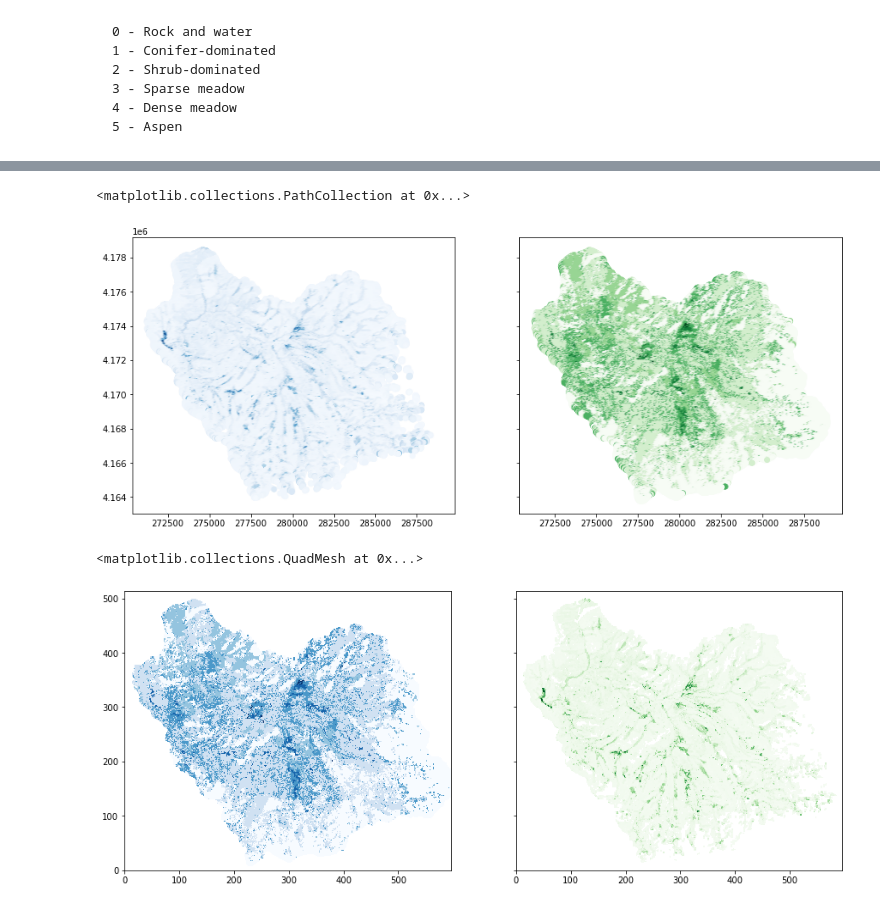
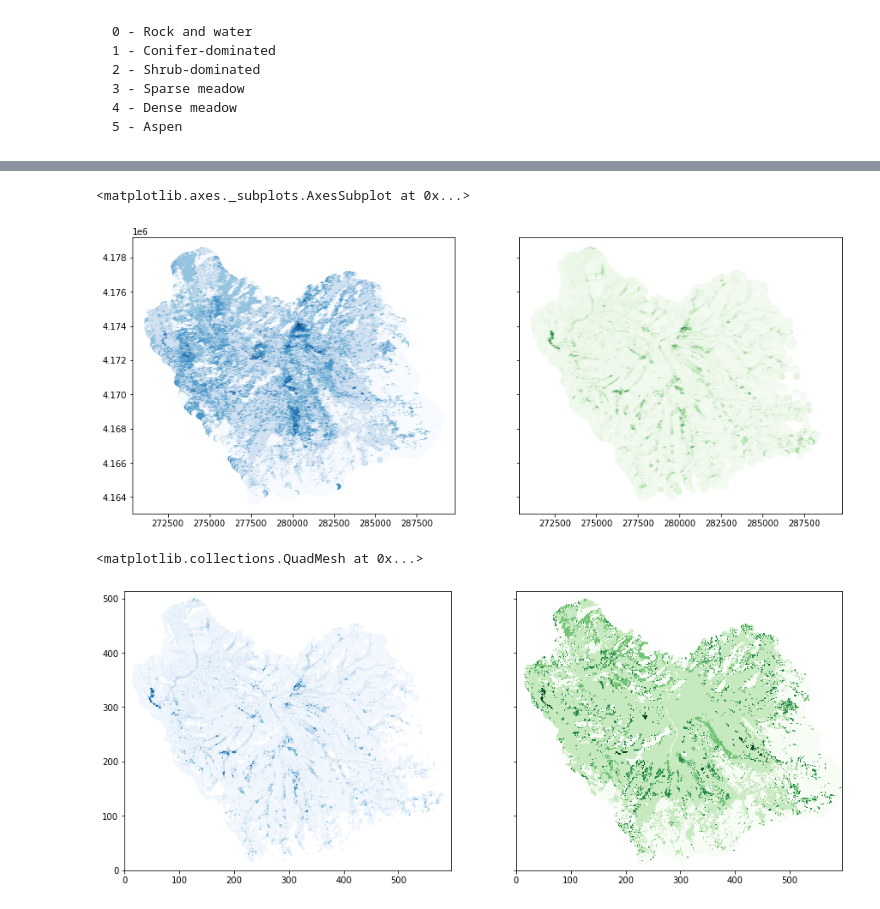
Before and after one commit to octavia-crompton/fire, a Jupyter notebook: notebooks/open veg maps - less.ipynb, the cells around one changed output, grey strips where cells are left out. Cells and saved outputs as stored; diff of their text form; code cells hidden in the pictures.

```diff
--- a/notebooks/open veg maps - less.ipynb
+++ b/notebooks/open veg maps - less.ipynb
@@ -29,18 +49,12 @@ df_veg.columns = ["x", "y", "z"]
 # %%
 fig, axes = plt.subplots(1, 2, figsize = (15, 6), sharey = True, sharex = True)
 
-df = df_soil.copy()
-df = df[df.z >= 0]
-
-df2 = df_veg.copy()
-df2 = df2[df2.z >= 0]
-
-axes[0].scatter(df.x, df.y,c = df.z, cmap = "Blues")
-axes[1].scatter(df2.x, df2.y, c = df2.z, cmap = "Greens")
+scatter(veg12, axes[0], cmap = "Blues")
+scatter(soil12, axes[1], cmap = "Greens")
 # %% [output]
-<matplotlib.collections.PathCollection at 0x...>
+<matplotlib.axes._subplots.AxesSubplot at 0x...>
-[figure, old version]
+[figure, new version]
 # %%
-x = np.arange(max(df_soil.x.min(), df_veg.x.min()), min(df_soil.x.max(), df_veg.x.max()), 30)
-y = np.arange(max(df_soil.y.min(), df_veg.y.min()), min(df_soil.y.max(), df_veg.y.max()), 30)
+x = np.arange(max(soil12.x.min(), veg69.x.min()), min(soil12.x.max(), veg69.x.max()), 30)
+y = np.arange(max(soil12.y.min(), veg69.y.min()), min(soil12.y.max(), veg69.y.max()), 30)
 grid_x, grid_y = np.meshgrid(x,y)
@@ -62,0 +61,15 @@ grid_soil[grid_soil < 0] = np.nan
+# %%
+def grid_points(df, grid_x, grid_y):
+    """
+    pandas dataframe x,y,z points --> gridded points and vals
+    """
+    grid_points = np.array((list(df.x.ravel()), list(df.y.ravel()))).T
+    grid_vals= np.array(df.z)
+    grid_vals = grid_vals.astype("float")
+
+    gridded = griddata(grid_points, grid_vals, (grid_x, grid_y), method='nearest')
+    gridded[gridded < 0] = np.nan
+#     return grid_points, gridded_vals
+    return gridded
+# %%
+gridded_soil = grid_points(soil12, grid_x, grid_y)
@@ -63,17 +78,14 @@ grid_soil[grid_soil < 0] = np.nan
+# %%
+gridded_veg69 = grid_points(veg69, grid_x, grid_y)
 # %%
 fig, axes = plt.subplots(1, 2, figsize = (15, 6), sharey = True, sharex = True)
 
-df = df_soil.copy()
-df = df[df.z >= 0]
 
-df2 = df_veg.copy()
-df2 = df2[df2.z >= 0]
-
-axes[0].pcolormesh(grid_veg, cmap = "Blues")
-axes[1].pcolormesh(grid_soil, cmap = "Greens")
+axes[0].pcolormesh(gridded_soil, cmap = "Blues")
+axes[1].pcolormesh(gridded_veg69, cmap = "Greens")
 # %% [output]
 <matplotlib.collections.QuadMesh at 0x...>
-[figure, old version]
+[figure, new version]
 # %%
 zipped = np.array((
         list(grid_x.ravel()),
```
Also changed, not shown: parts of 40 cells of this notebook, 14 other files.
